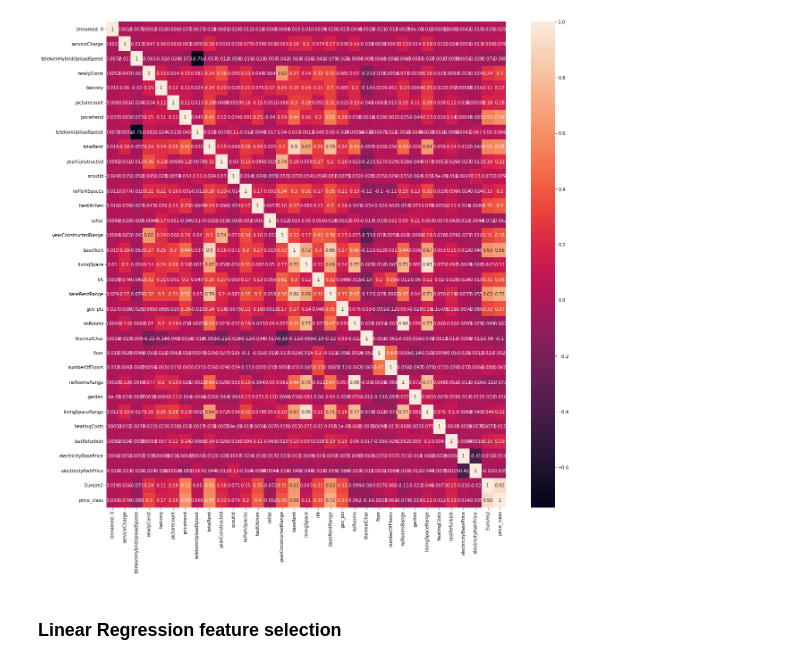
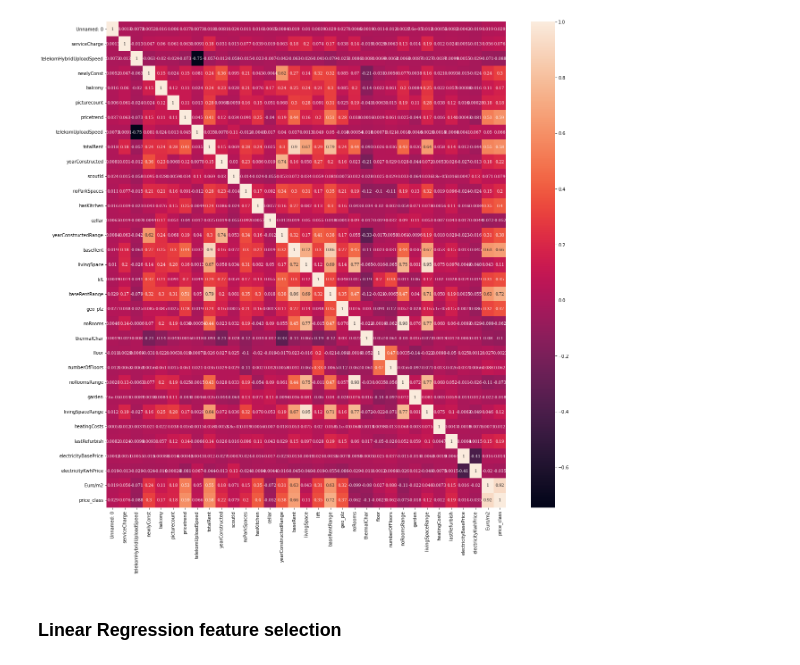
Before and after one commit to bennednedben/Final-Project, a Jupyter notebook: 07 Model.ipynb, the cells around one changed output. Drawn from its saved outputs; the diff is of its cells as text; code cells hidden in the pictures.

```diff
--- a/07 Model.ipynb
+++ b/07 Model.ipynb
@@ -26,10 +26,13 @@ immo.head(1)
 # %%
 correlations_matrix = immo.corr()
 fig, ax = plt.subplots(figsize=(20,20))
-sns.heatmap(correlations_matrix, annot=True)
+sns.heatmap(correlations_matrix, annot=True, annot_kws={
+                'fontsize': 9,
+                'fontfamily': 'serif'
+            })
 plt.show()
 # %% [output]
-[figure, old version]
+[figure, new version]
 # %% [markdown]
 ### Linear Regression feature selection
 # %%
```
Also changed, not shown: parts of 18 cells of this notebook, 1 other file.
